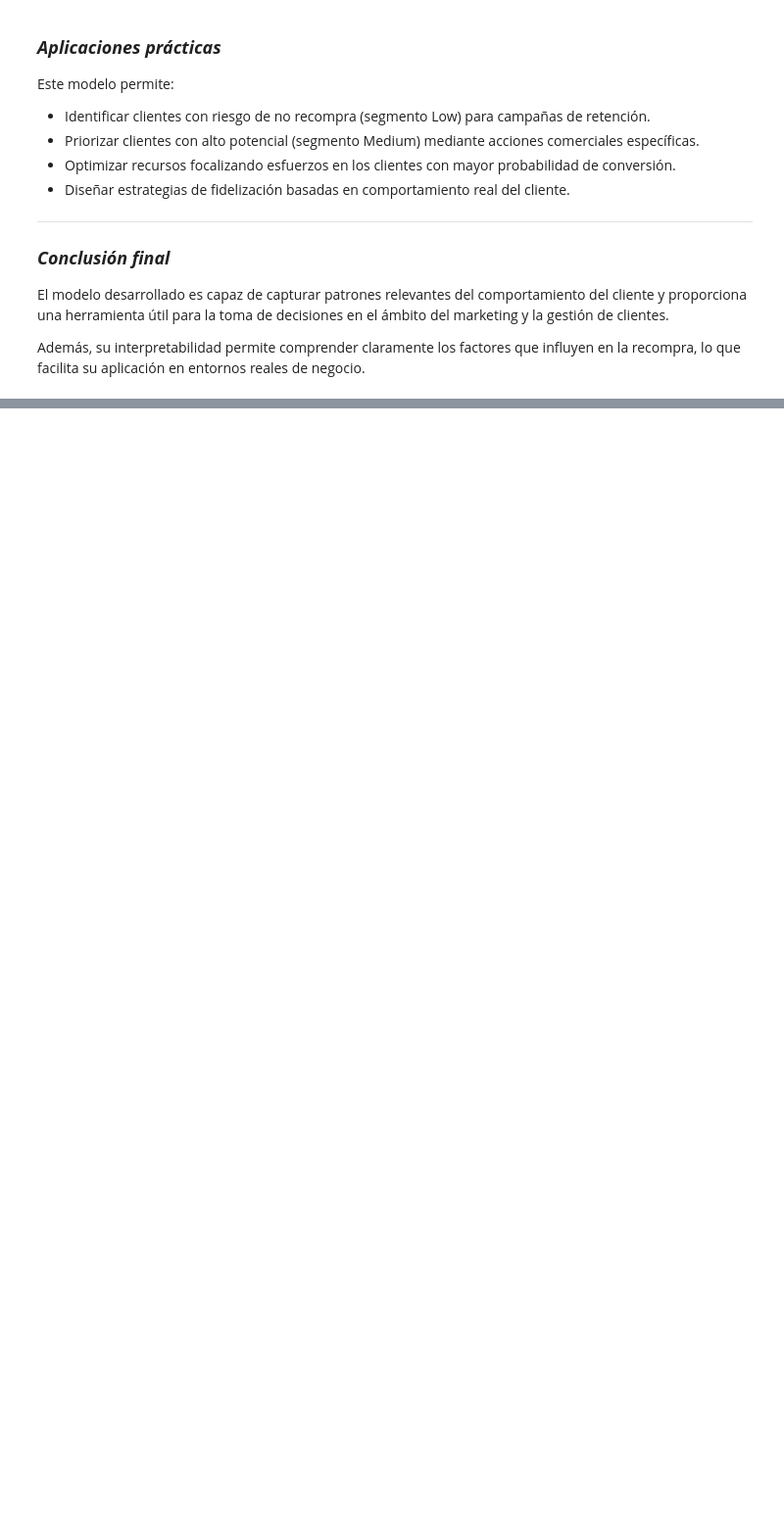
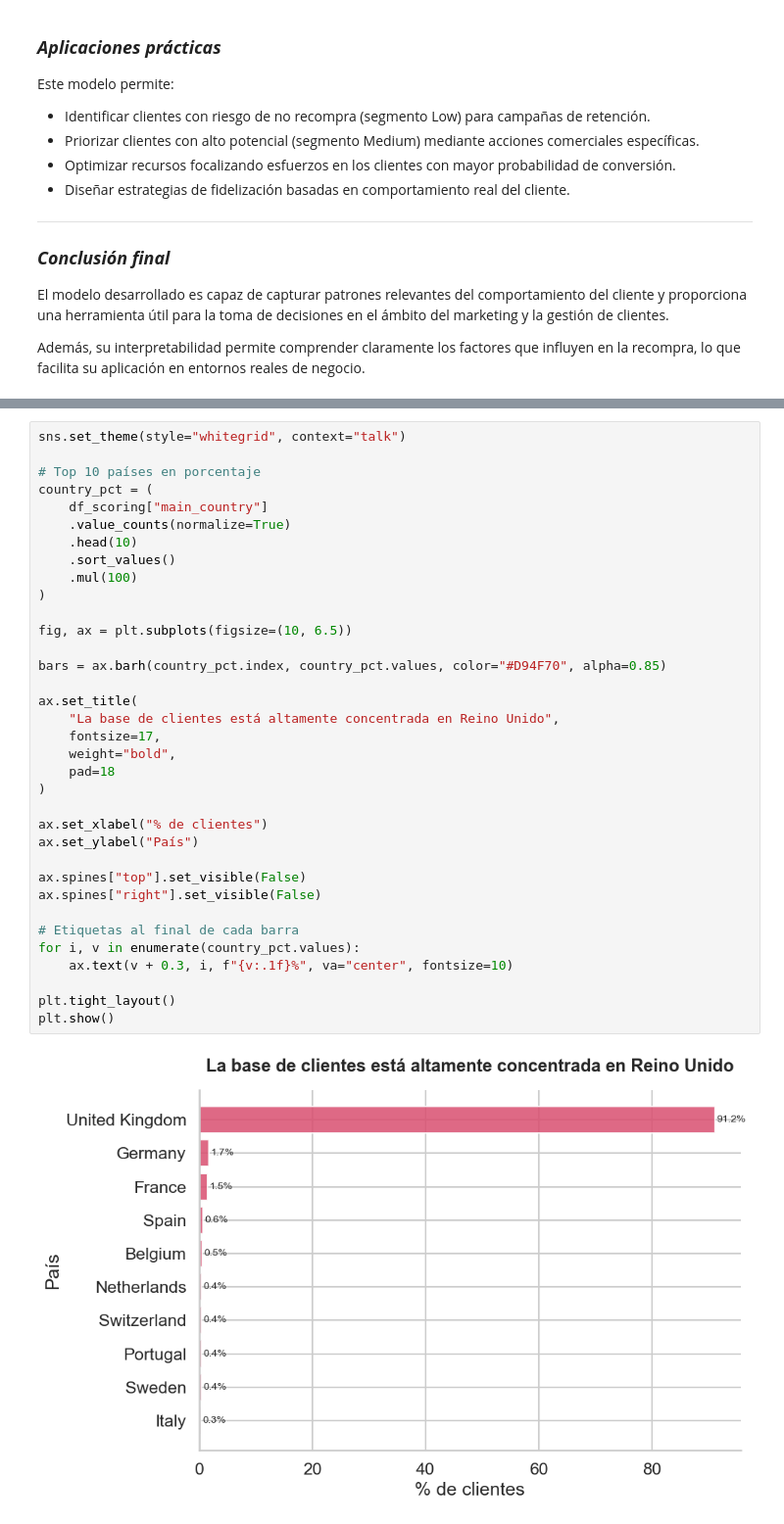
Before and after one commit to OscarFdz24/Proyecto_ML_Clientes_Oscar_Fernandez, a Jupyter notebook: modeloML_Logistica_LGBM.ipynb, the cells around one changed output, grey strips where cells are left out. Shown at 98% size. Drawn from its saved outputs; the diff is of its cells as text; blank space fills up the shorter version.

```diff
--- a/modeloML_Logistica_LGBM.ipynb
+++ b/modeloML_Logistica_LGBM.ipynb
@@ -1811,0 +2002,37 @@ Además, su interpretabilidad permite comprender claramente los factores que inf
+# %%
+sns.set_theme(style="whitegrid", context="talk")
+
+# Top 10 países en porcentaje
+country_pct = (
+    df_scoring["main_country"]
+    .value_counts(normalize=True)
+    .head(10)
+    .sort_values()
+    .mul(100)
+)
+
+fig, ax = plt.subplots(figsize=(10, 6.5))
+
+bars = ax.barh(country_pct.index, country_pct.values, color="#D94F70", alpha=0.85)
+
+ax.set_title(
+    "La base de clientes está altamente concentrada en Reino Unido",
+    fontsize=17,
+    weight="bold",
+    pad=18
+)
+
+ax.set_xlabel("% de clientes")
+ax.set_ylabel("País")
+
+ax.spines["top"].set_visible(False)
+ax.spines["right"].set_visible(False)
+
+# Etiquetas al final de cada barra
+for i, v in enumerate(country_pct.values):
+    ax.text(v + 0.3, i, f"{v:.1f}%", va="center", fontsize=10)
+
+plt.tight_layout()
+plt.show()
+# %% [output]
+[figure, added]
```
Also changed, not shown: parts of 24 cells of this notebook, 1 other file.
